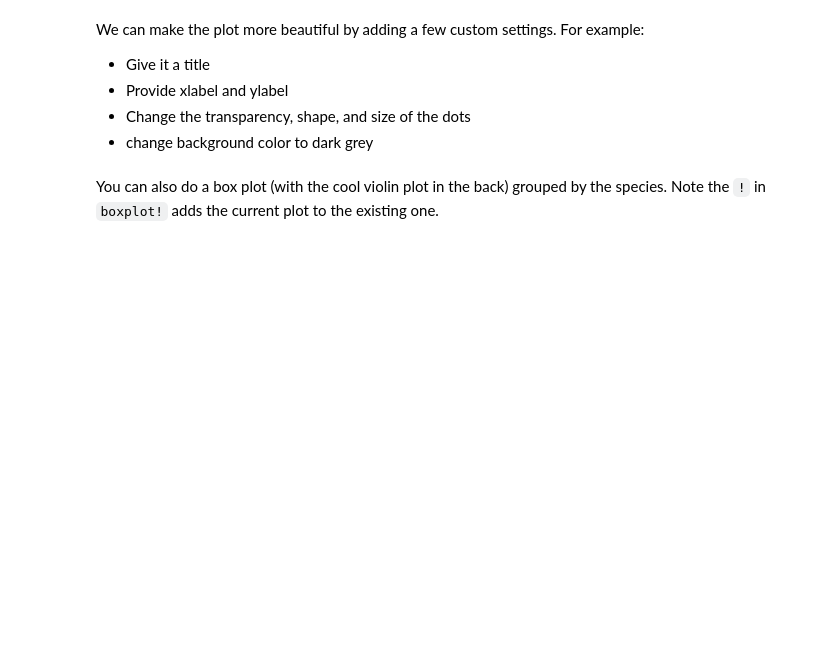
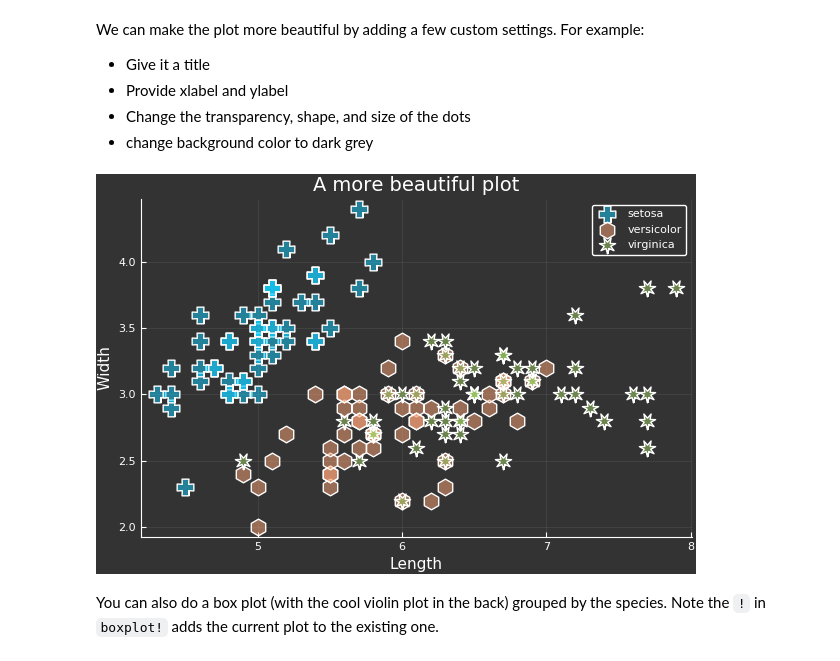
Before and after one commit to PhilChodrow/mban_orientation, a Jupyter notebook: optimization_intro/0 - Data Manipulation-Complete.ipynb, the cells around one changed output. Saved outputs shown, nothing was run; the diff lists cells and outputs as text; code cells hidden in the pictures; blank space fills up the shorter version.

```diff
--- a/optimization_intro/0 - Data Manipulation-Complete.ipynb
+++ b/optimization_intro/0 - Data Manipulation-Complete.ipynb
@@ -185,11 +118,13 @@ We can make the plot more beautiful by adding a few custom settings. For example
 * Change the transparency, shape, and size of the dots
 * change background color to dark grey
 # %%
-scatter(iris, :SepalLength, :SepalWidth, group=:Species,
+scatter(iris[:SepalLength],iris[:SepalWidth],group=iris[:Species],
         title = "A more beautiful plot",
         xlabel = "Length", ylabel = "Width",
         m=(0.5, [:cross :hex :star7], 12),
         bg=RGB(.2,.2,.2))
+# %% [output]
+[figure, added]
 # %% [markdown]
 You can also do a box plot (with the cool violin plot in the back) grouped by the species. Note the `!` in `boxplot!` adds the current plot to the existing one.
 # %%
```
Also changed, not shown: parts of 35 cells of this notebook, 11 other files.
